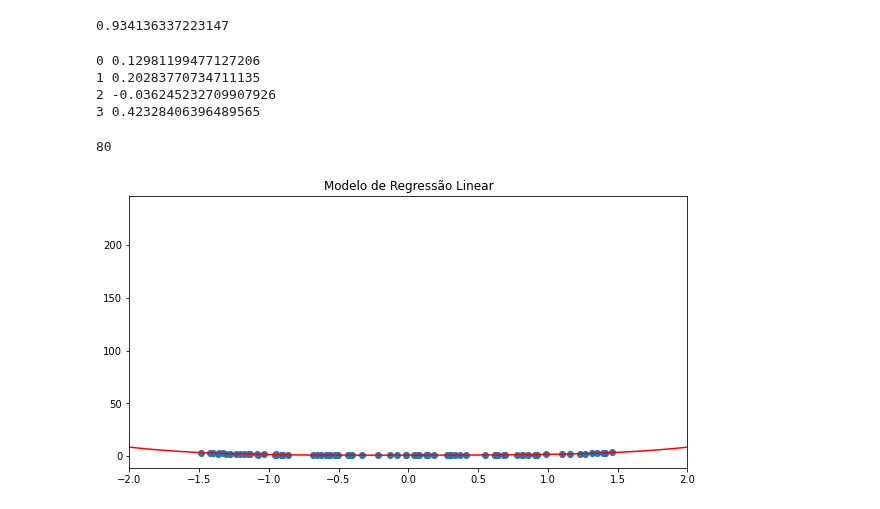
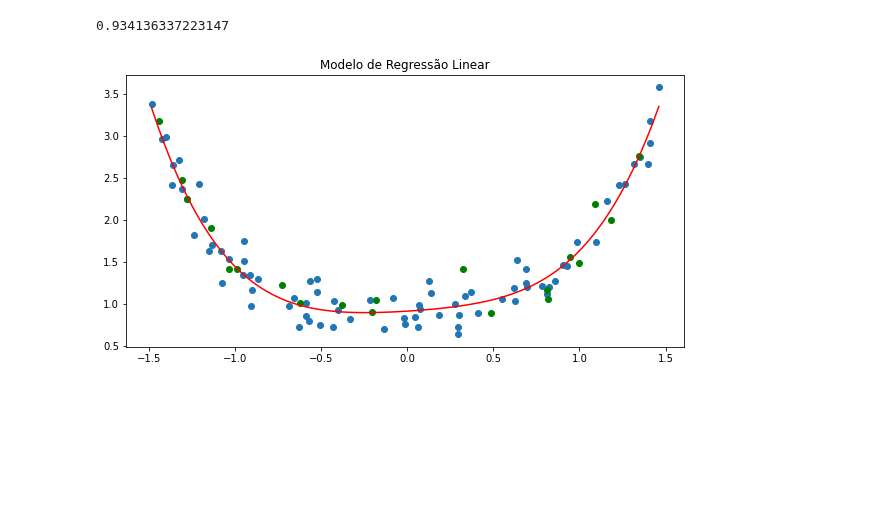
Before and after one commit to GabrielAsato/Curso_DS_Degree, a Jupyter notebook: ToolKit/Modelos de ML.ipynb, the cells around one changed output. Saved outputs shown, nothing was run; the diff lists cells and outputs as text; code cells hidden in the pictures; blank space fills up the shorter version.

```diff
--- a/ToolKit/Modelos de ML.ipynb
+++ b/ToolKit/Modelos de ML.ipynb
@@ -243,5 +244,9 @@ plt.show()
 # %% [markdown]
 #### Usando sklearn.preprocessing.PolynomialFeatures
+# %%
+from sklearn.model_selection import train_test_split
+
+X_train, X_test, y_train, y_test = train_test_split(X, y, test_size = 0.2, random_state = 42)
 # %%
 # Transformando X_train e X_test
 from sklearn.preprocessing import PolynomialFeatures
@@ -262,31 +267,18 @@ from sklearn.metrics import r2_score
 r2_score(y_test, y_pred)
 # %% [output]
 0.934136337223147
-# %%
-for n, b_n in enumerate(reglin_poli.coef_):
-    print(n, b_n)
-# %% [output]
-0 0.12981199477127206
-1 0.20283770734711135
-2 -0.036245232709907926
-3 0.42328406396489565
 # %%
-x_plot_modelo = np.linspace(X_train2.min(), X_train2.max(), len(X_train2))
+x_plot_modelo = np.linspace(X_train.min(), X_train.max(), len(X_train))
 y_plot_modelo = reglin_poli.intercept_
-
 for n, b_n in enumerate(reglin_poli.coef_):
     y_plot_modelo = y_plot_modelo + b_n*(x_plot_modelo**(n+1))
-# %%
-len(x_plot_modelo)
-# %% [output]
-80
 # %%
 # Gráfico
 plt.figure(figsize=(10, 5))
 plt.scatter(X_train, y_train)
+plt.scatter(X_test, y_test, color = "green")
 plt.plot(x_plot_modelo, y_plot_modelo, color = 'red')
 plt.title("Modelo de Regressão Linear")
-plt.xlim(-2, 2)
 plt.show()
 # %% [output]
-[figure, old version]
+[figure, new version]
```
Also changed, not shown: parts of 6 cells of this notebook, 1 other file.
